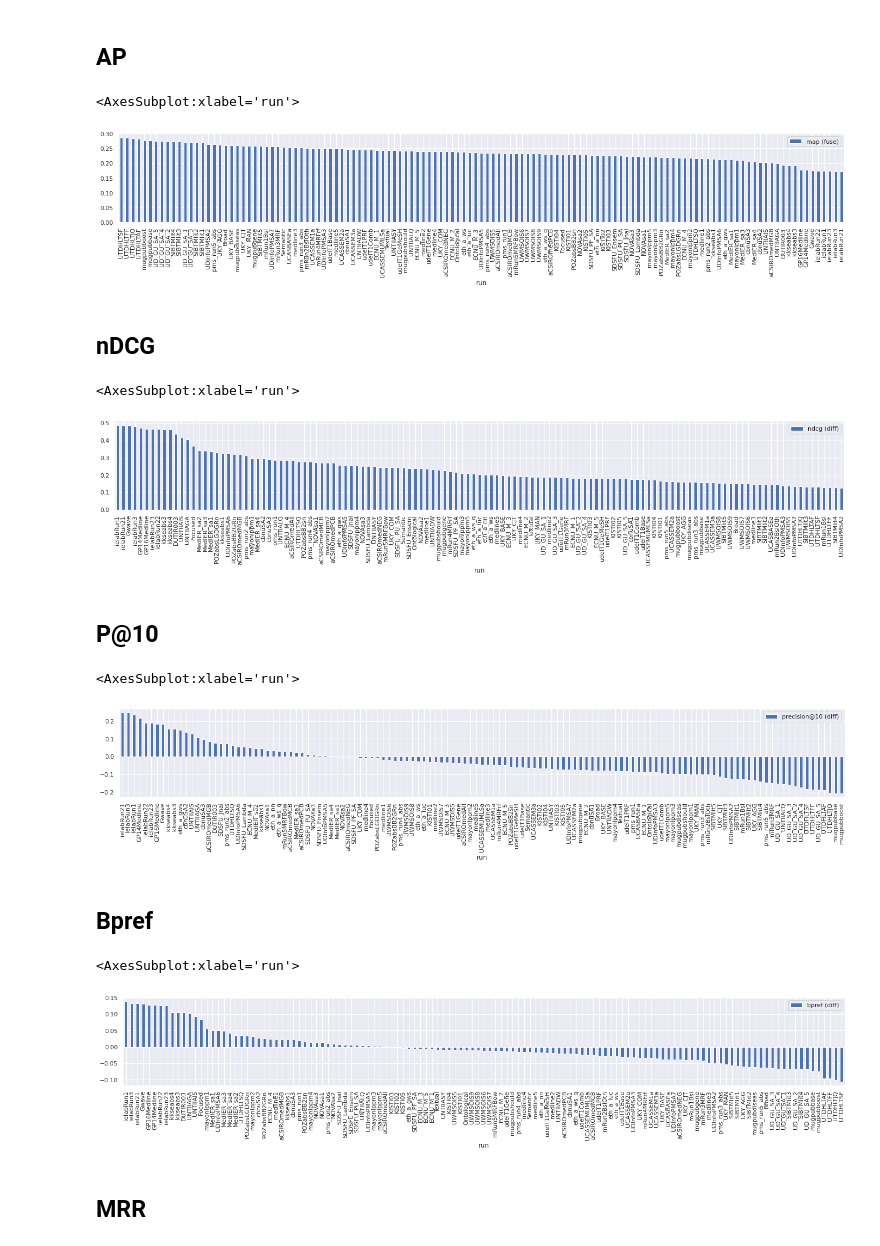
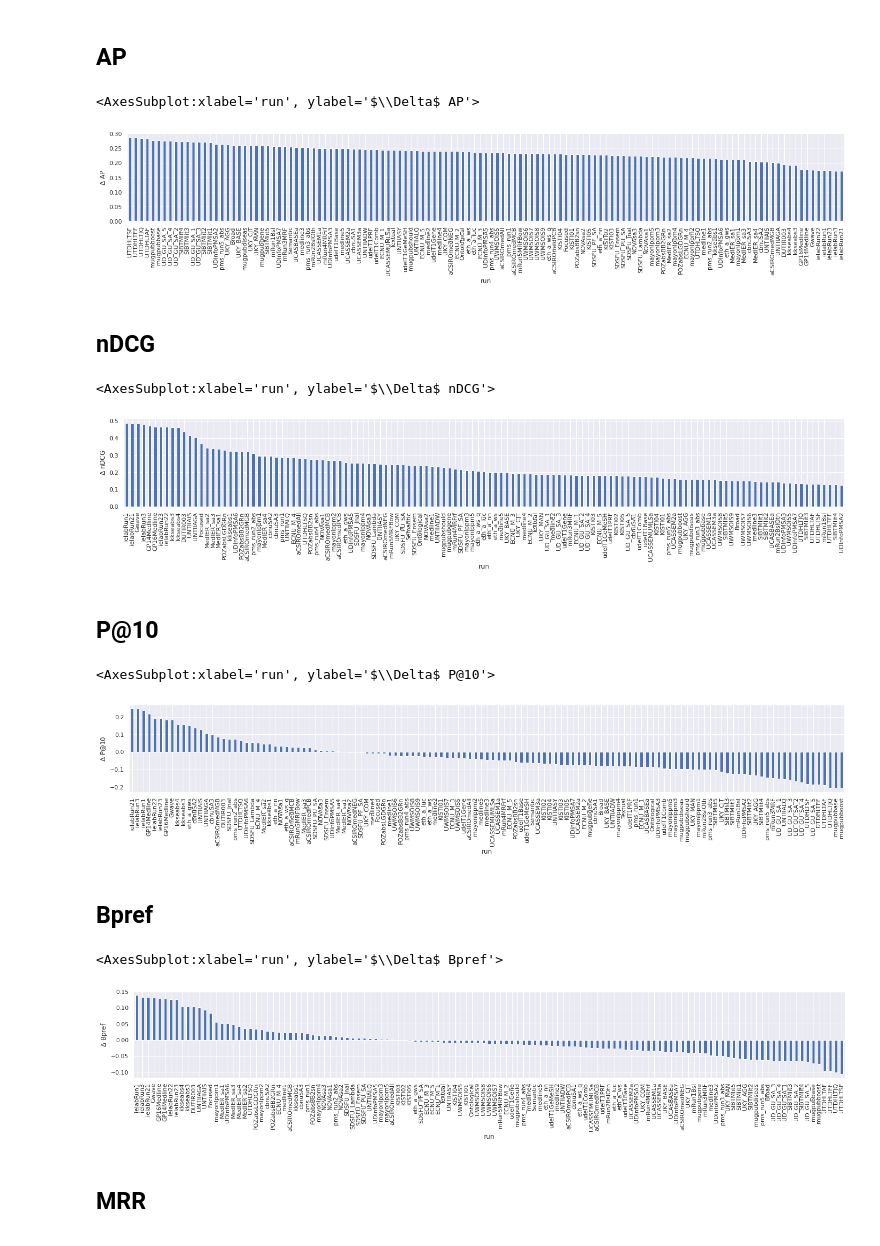
Before and after one commit to irgroup/jcdl2023-data-fusion, a Jupyter notebook: fuse.ipynb, the cells around one changed output. Saved outputs shown, nothing was run; the diff lists cells and outputs as text; code cells hidden in the pictures.

```diff
--- a/fuse.ipynb
+++ b/fuse.ipynb
@@ -320,31 +320,31 @@ plt.axhline(y = len(df), color='black',linestyle = '--', linewidth=3)
 # %% [markdown]
 ## AP
 # %%
-df.sort_values(by=['map (fuse)'], ascending=False).plot.bar(x='run', y='map (fuse)', figsize=(24,3))
+df.sort_values(by=['map (fuse)'], ascending=False).plot.bar(x='run', y='map (fuse)', figsize=(24,3), ylabel=r'$\Delta$ AP', legend=False)
 # %% [output]
-<AxesSubplot:xlabel='run'>
+<AxesSubplot:xlabel='run', ylabel='$\\Delta$ AP'>
-[figure, old version]
+[figure, new version]
 # %% [markdown]
 ## nDCG
 # %%
-df.sort_values(by=['ndcg (diff)'], ascending=False).plot.bar(x='run', y='ndcg (diff)', figsize=(24,3))
+df.sort_values(by=['ndcg (diff)'], ascending=False).plot.bar(x='run', y='ndcg (diff)', figsize=(24,3), ylabel=r'$\Delta$ nDCG', legend=False)
 # %% [output]
-<AxesSubplot:xlabel='run'>
+<AxesSubplot:xlabel='run', ylabel='$\\Delta$ nDCG'>
-[figure, old version]
+[figure, new version]
 # %% [markdown]
 ## P@10
 # %%
-df.sort_values(by=['precision@10 (diff)'], ascending=False).plot.bar(x='run', y='precision@10 (diff)', figsize=(24,3))
+df.sort_values(by=['precision@10 (diff)'], ascending=False).plot.bar(x='run', y='precision@10 (diff)', figsize=(24,3), ylabel=r'$\Delta$ P@10', legend=False)
 # %% [output]
-<AxesSubplot:xlabel='run'>
+<AxesSubplot:xlabel='run', ylabel='$\\Delta$ P@10'>
-[figure, old version]
+[figure, new version]
 # %% [markdown]
 ## Bpref
 # %%
-df.sort_values(by=['bpref (diff)'], ascending=False).plot.bar(x='run', y='bpref (diff)', figsize=(24,3))
+df.sort_values(by=['bpref (diff)'], ascending=False).plot.bar(x='run', y='bpref (diff)', figsize=(24,3), ylabel=r'$\Delta$ Bpref', legend=False)
 # %% [output]
-<AxesSubplot:xlabel='run'>
+<AxesSubplot:xlabel='run', ylabel='$\\Delta$ Bpref'>
-[figure, old version]
+[figure, new version]
 # %% [markdown]
 ## MRR
 # %%
```
Also changed, not shown: parts of 2 cells of this notebook.
